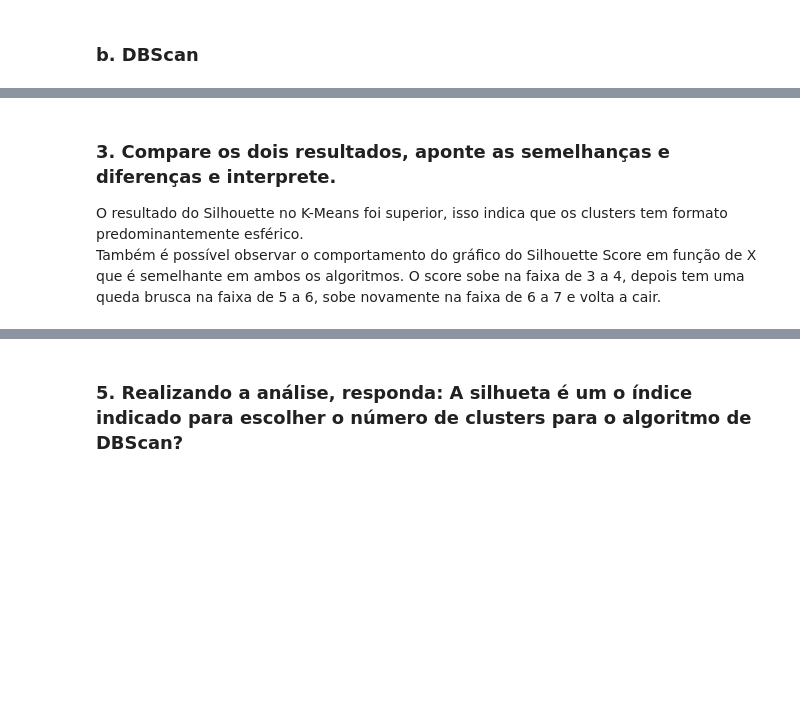
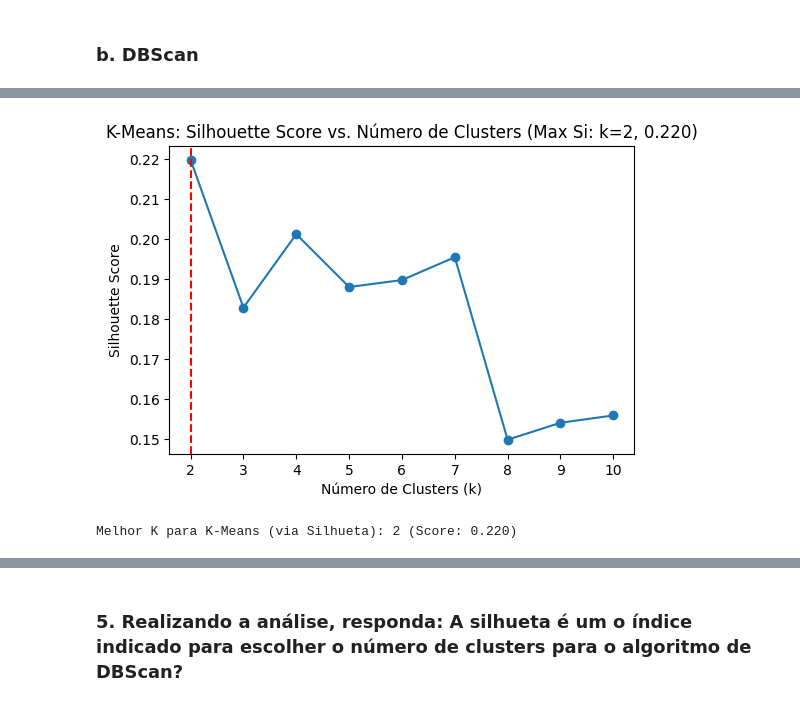
Before and after one commit to andreiluizpereira/clusterizacao_ii_infnet, a Jupyter notebook: pd.ipynb, the cells around one changed output, grey strips where cells are left out. Saved outputs shown, nothing was run; the diff lists cells and outputs as text; code cells hidden in the pictures; blank space fills up the shorter version.

Commit message:
finalização do projeto

```diff
--- a/pd.ipynb
+++ b/pd.ipynb
@@ -108,0 +123,24 @@ KMEANS -> K: 5  Silhouette Score: 0.2993
+# %%
+k_range = range(2, 11)  # Variar k de 2 até 10
+si_list_kmeans = []
+best_k_kmeans = -1
+max_si_score_kmeans = -1
+
+for k in k_range:
+    # Clusterização com K-Means
+    kmeans_model = KMeans(n_clusters=k, random_state=42, n_init=10)
+    labels = kmeans_model.fit(X_scaled).labels_
+
+    # Cálculo do Silhouette Score (Si)
+    score = silhouette_score(X_scaled, labels)
+    si_list_kmeans.append(score)
+
+    if score > max_si_score_kmeans:
+        max_si_score_kmeans = score
+        best_k_kmeans = k
+
+print(f"\n{'='*60}")
+print(f"RESULTADO FINAL - KMEANS")
+print(f"{'='*60}")
+print(f"K: {best_k_kmeans}")
+print(f"Melhor Silhouette Score (KMEANS): {max_si_score_kmeans:.4f}")
@@ -209,4 +221,14 @@ plt.show()
-# %% [markdown]
-### 3. Compare os dois resultados, aponte as semelhanças e diferenças e interprete.
-O resultado do Silhouette no K-Means foi superior, isso indica que os clusters tem formato predominantemente esférico.
-Também é possível observar o comportamento do gráfico do Silhouette Score em função de X que é semelhante em ambos os algoritmos. O score sobe na faixa de 3 a 4, depois tem uma queda brusca na faixa de 5 a 6, sobe novamente na faixa de 6 a 7 e volta a cair.
+# %%
+# Visualização do Método de Silhueta para K-Means
+plt.figure(figsize=(6, 4))
+plt.plot(k_range, si_list_kmeans, marker='o')
+plt.title(f'K-Means: Silhouette Score vs. Número de Clusters (Max Si: k={best_k_kmeans:.0f}, {max_si_score_kmeans:.3f})')
+plt.xlabel('Número de Clusters (k)')
+plt.ylabel('Silhouette Score')
+plt.axvline(x=best_k_kmeans, color='red', linestyle='--')
+plt.show()
+
+print(f"\nMelhor K para K-Means (via Silhueta): {best_k_kmeans} (Score: {max_si_score_kmeans:.3f})")
+# %% [output]
+[figure, added]
+Melhor K para K-Means (via Silhueta): 2 (Score: 0.220)
```
Also changed, not shown: parts of 54 cells of this notebook, 5 other files.
